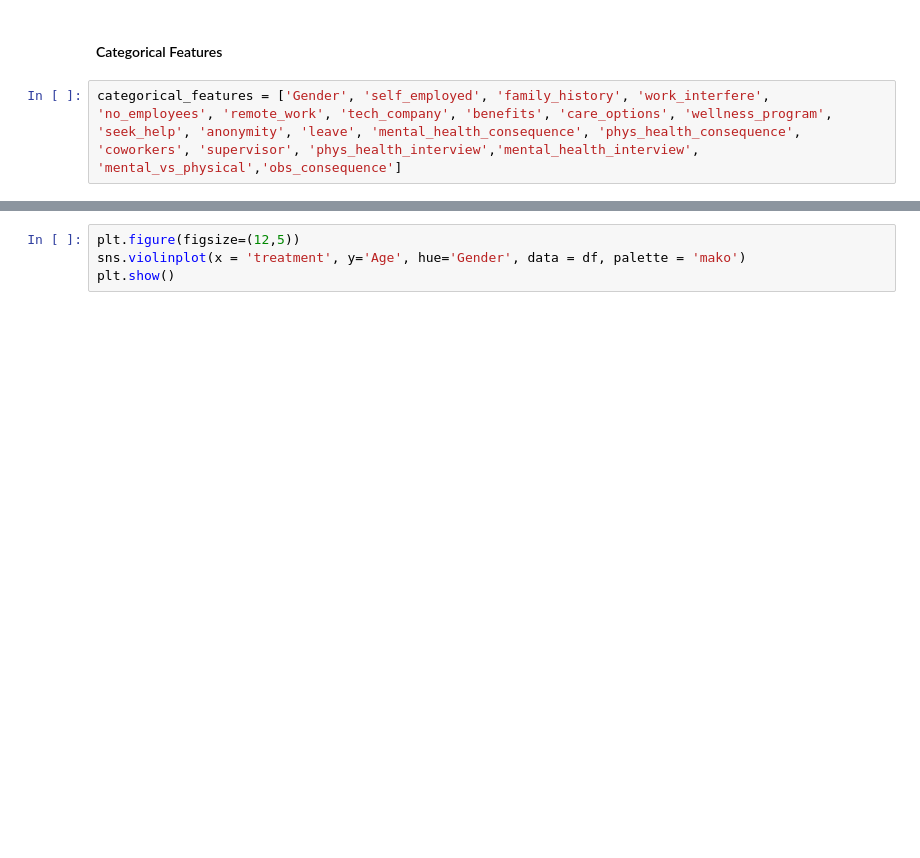
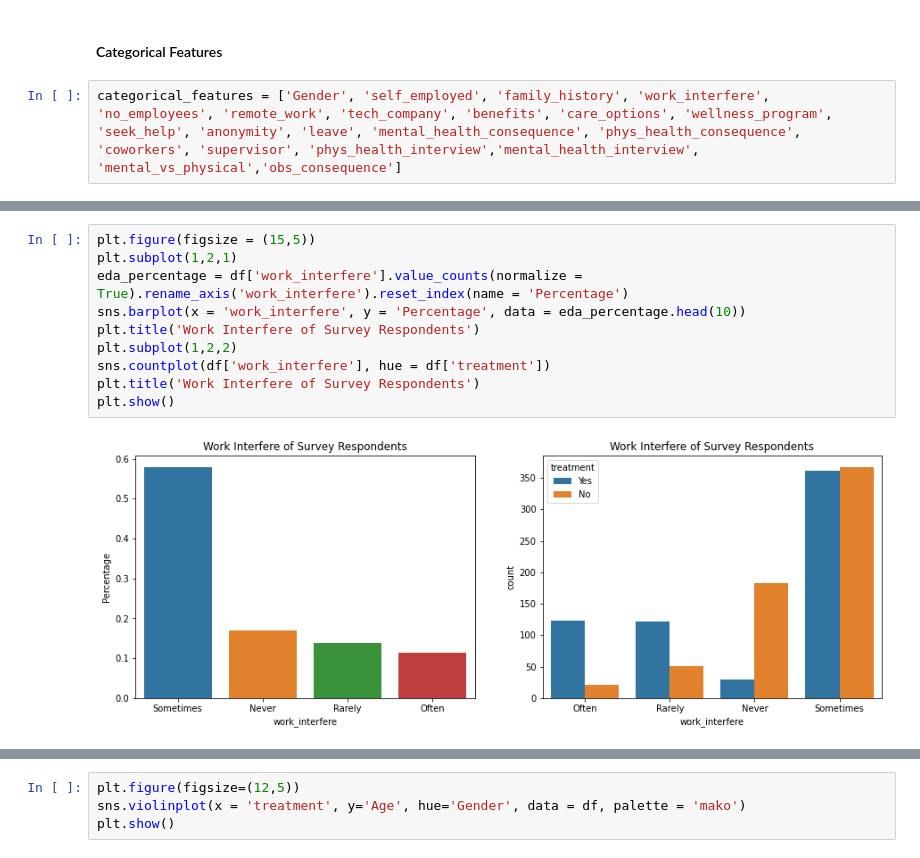
Before and after one commit to koriisabellaa/mental-health-predict, a Jupyter notebook: Feature_Eng_Mental_Health_in_Tech_Survey.ipynb, the cells around one changed output, grey strips where cells are left out. Cells and saved outputs as stored; diff of their text form; blank space fills up the shorter version.

```diff
--- a/Feature_Eng_Mental_Health_in_Tech_Survey.ipynb
+++ b/Feature_Eng_Mental_Health_in_Tech_Survey.ipynb
@@ -388,0 +319,12 @@ Name: treatment, dtype: int64
+# %%
+plt.figure(figsize = (15,5))
+plt.subplot(1,2,1)
+eda_percentage = df['work_interfere'].value_counts(normalize = True).rename_axis('work_interfere').reset_index(name = 'Percentage')
+sns.barplot(x = 'work_interfere', y = 'Percentage', data = eda_percentage.head(10))
+plt.title('Work Interfere of Survey Respondents')
+plt.subplot(1,2,2)
+sns.countplot(df['work_interfere'], hue = df['treatment'])
+plt.title('Work Interfere of Survey Respondents')
+plt.show()
+# %% [output]
+[figure, added]
```
Also changed, not shown: parts of 20 cells of this notebook.
